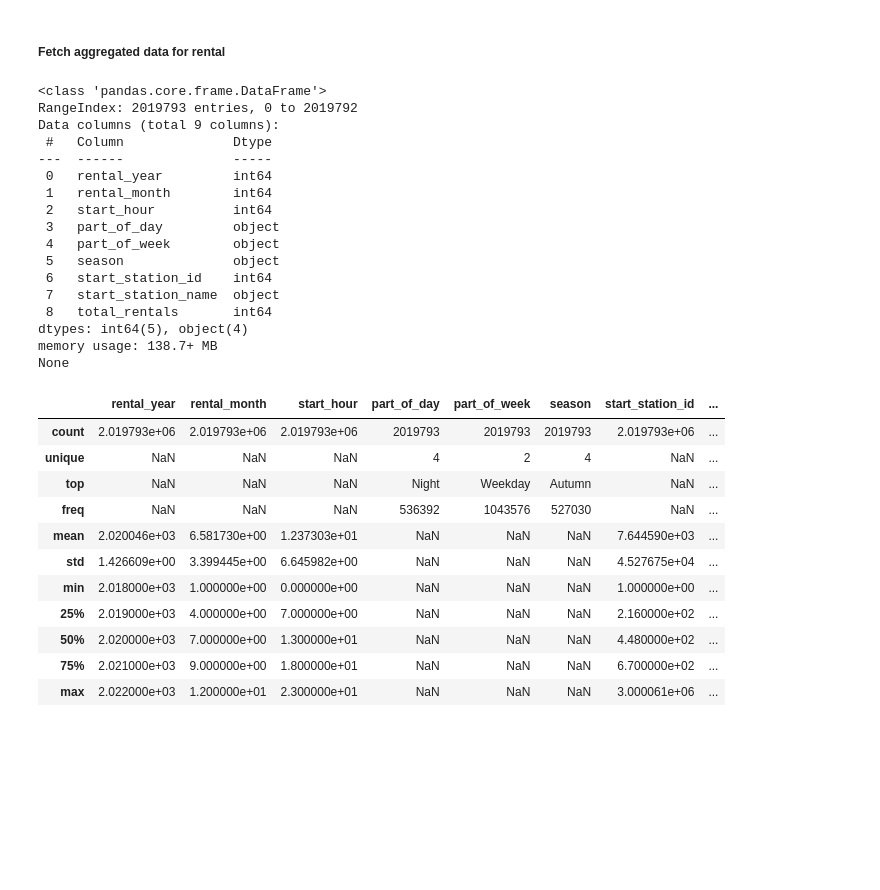
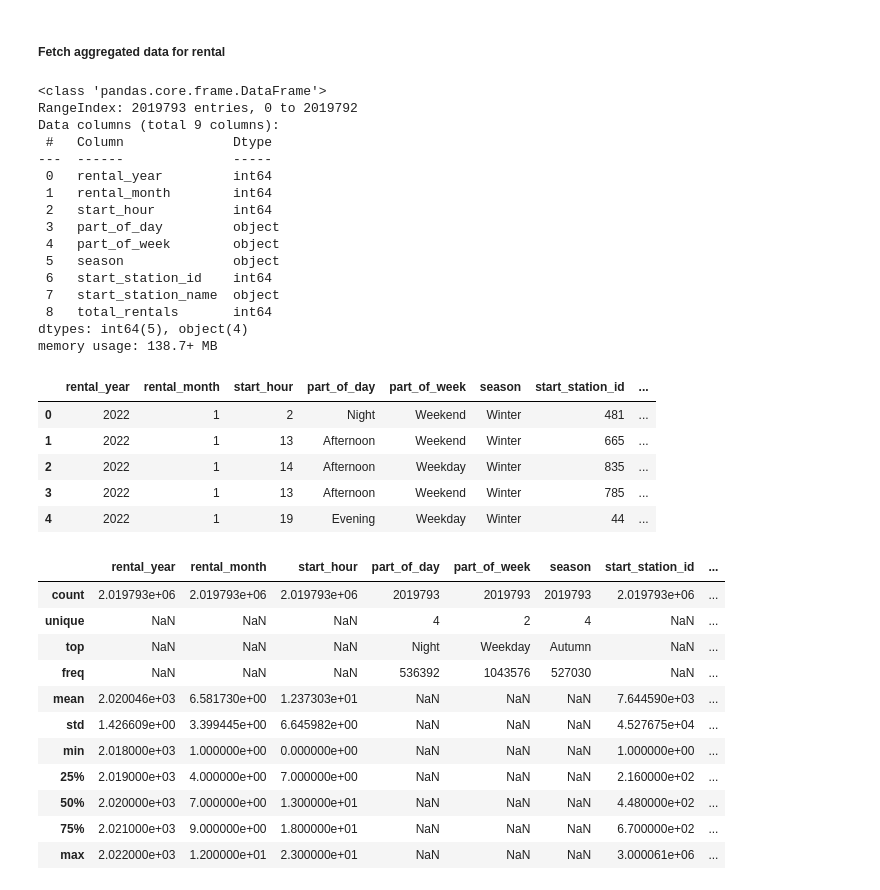
Before and after one commit to morinousagi/elt-dbt-gx-londonbike, a Jupyter notebook: eda_london_bicycles.ipynb, the cells around one changed output. Saved outputs shown, nothing was run; the diff lists cells and outputs as text; code cells hidden in the pictures; blank space fills up the shorter version.

```diff
--- a/eda_london_bicycles.ipynb
+++ b/eda_london_bicycles.ipynb
@@ -23,17 +36,5 @@ engine = create_engine(f'bigquery://{project_id}', credentials_path=credentials_
 # %%
-# Define data source query
-dataset_id = "london_bicycles"
-table_id = "fact_hire_summary"
-
-# Query the latest 5 years of data (last data point at Jan'23)
-query = f"""
-SELECT * FROM `{project_id}.{dataset_id}.{table_id}`
-WHERE rental_year BETWEEN 2018 AND 2022
-"""
-
-# Use pandas to read SQL query results into DataFrame
-df_rental = pd.read_sql(query, con=engine)
-print(df_rental.info())
+df_rental.info()
 # %% [output]
 <class 'pandas.core.frame.DataFrame'>
 RangeIndex: 2019793 entries, 0 to 2019792
@@ -51,7 +52,15 @@ Data columns (total 9 columns):
  8   total_rentals       int64
 dtypes: int64(5), object(4)
 memory usage: 138.7+ MB
-None
+# %%
+df_rental.head()
+# %% [output]
+|  | rental_year | rental_month | start_hour | part_of_day | part_of_week | season | start_station_id | ... |
+| 0 | 2022 | 1 | 2 | Night | Weekend | Winter | 481 | ... |
+| 1 | 2022 | 1 | 13 | Afternoon | Weekend | Winter | 665 | ... |
+| 2 | 2022 | 1 | 14 | Afternoon | Weekday | Winter | 835 | ... |
+| 3 | 2022 | 1 | 13 | Afternoon | Weekend | Winter | 785 | ... |
+| 4 | 2022 | 1 | 19 | Evening | Weekday | Winter | 44 | ... |
 # %%
 df_rental.describe(include='all')
 # %% [output]
```
Also changed, not shown: parts of 8 cells of this notebook, 1 other file.
